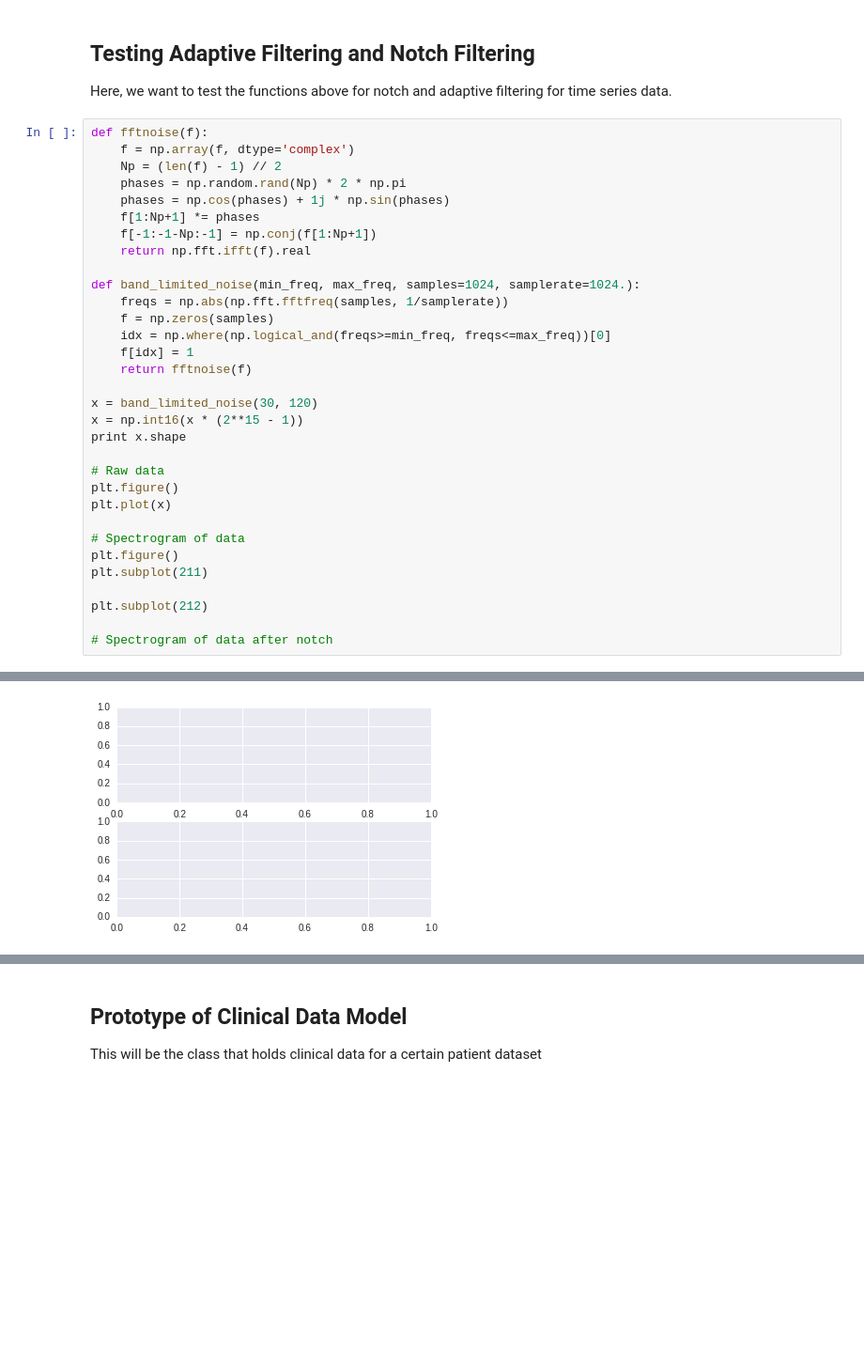
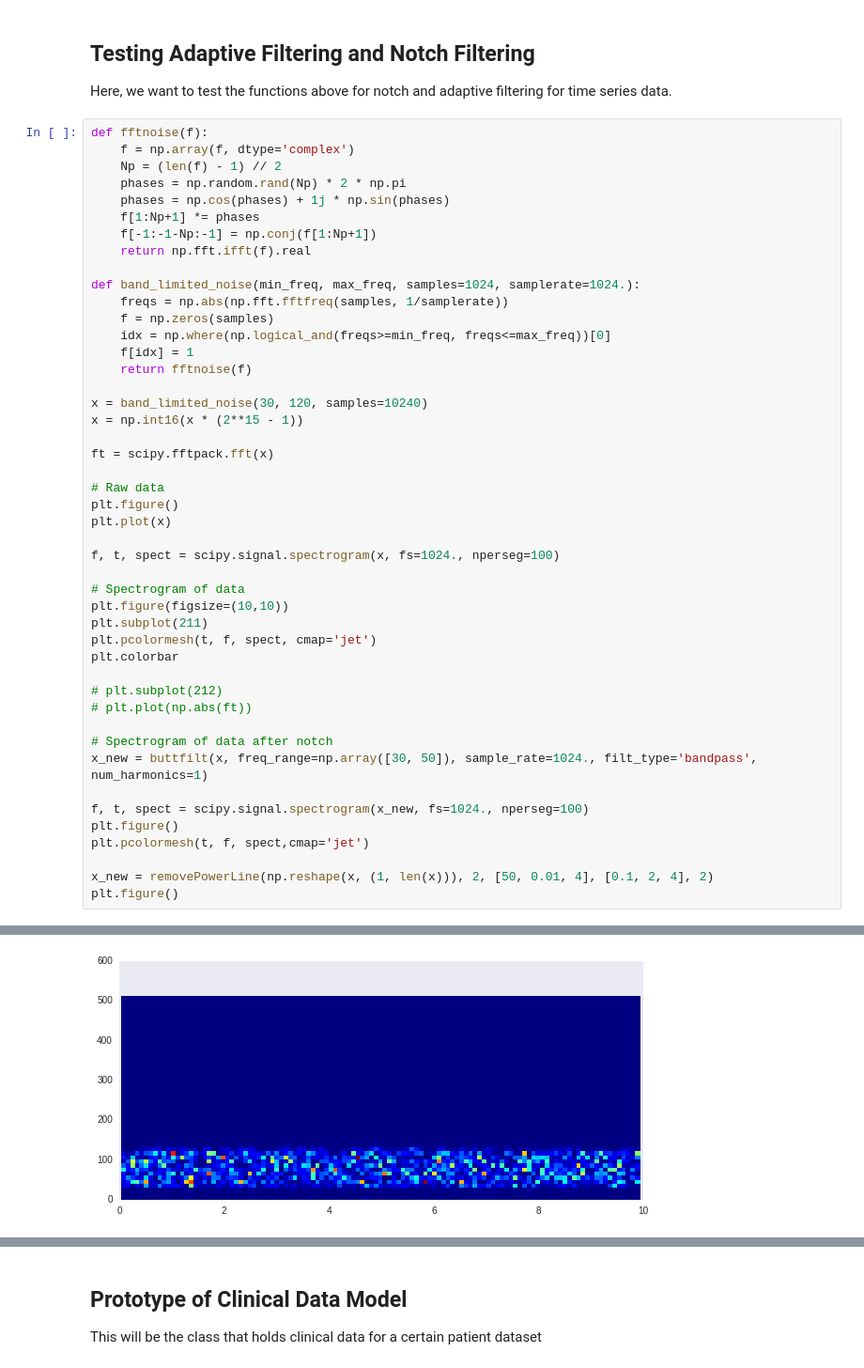
Before and after one commit to guojoanna/fragility_analysis, a Jupyter notebook: notebooks/Computing Adjacency Mats .ipynb, the cells around one changed output, grey strips where cells are left out. Shown at 94% size. Saved outputs shown, nothing was run; the diff lists cells and outputs as text; blank space fills up the shorter version.

```diff
--- a/notebooks/Computing Adjacency Mats .ipynb
+++ b/notebooks/Computing Adjacency Mats .ipynb
@@ -272,19 +290,33 @@ def band_limited_noise(min_freq, max_freq, samples=1024, samplerate=1024.):
     f[idx] = 1
     return fftnoise(f)
 
-x = band_limited_noise(30, 120)
+x = band_limited_noise(30, 120, samples=10240)
 x = np.int16(x * (2**15 - 1))
-print x.shape
+
+ft = scipy.fftpack.fft(x)
 
 # Raw data
 plt.figure()
 plt.plot(x)
 
+f, t, spect = scipy.signal.spectrogram(x, fs=1024., nperseg=100)
+
 # Spectrogram of data
-plt.figure()
+plt.figure(figsize=(10,10))
 plt.subplot(211)
+plt.pcolormesh(t, f, spect, cmap='jet')
+plt.colorbar
 
-plt.subplot(212)
+# plt.subplot(212)
+# plt.plot(np.abs(ft))
 
 # Spectrogram of data after notch
+x_new = buttfilt(x, freq_range=np.array([30, 50]), sample_rate=1024., filt_type='bandpass', num_harmonics=1)
+
+f, t, spect = scipy.signal.spectrogram(x_new, fs=1024., nperseg=100)
+plt.figure()
+plt.pcolormesh(t, f, spect,cmap='jet')
+
+x_new = removePowerLine(np.reshape(x, (1, len(x))), 2, [50, 0.01, 4], [0.1, 2, 4], 2)
+plt.figure()
 # %% [output]
@@ -294 +331 @@ plt.subplot(212)
-[figure, old version]
+[figure, new version]
```
Also changed, not shown: parts of 2 cells of this notebook.
